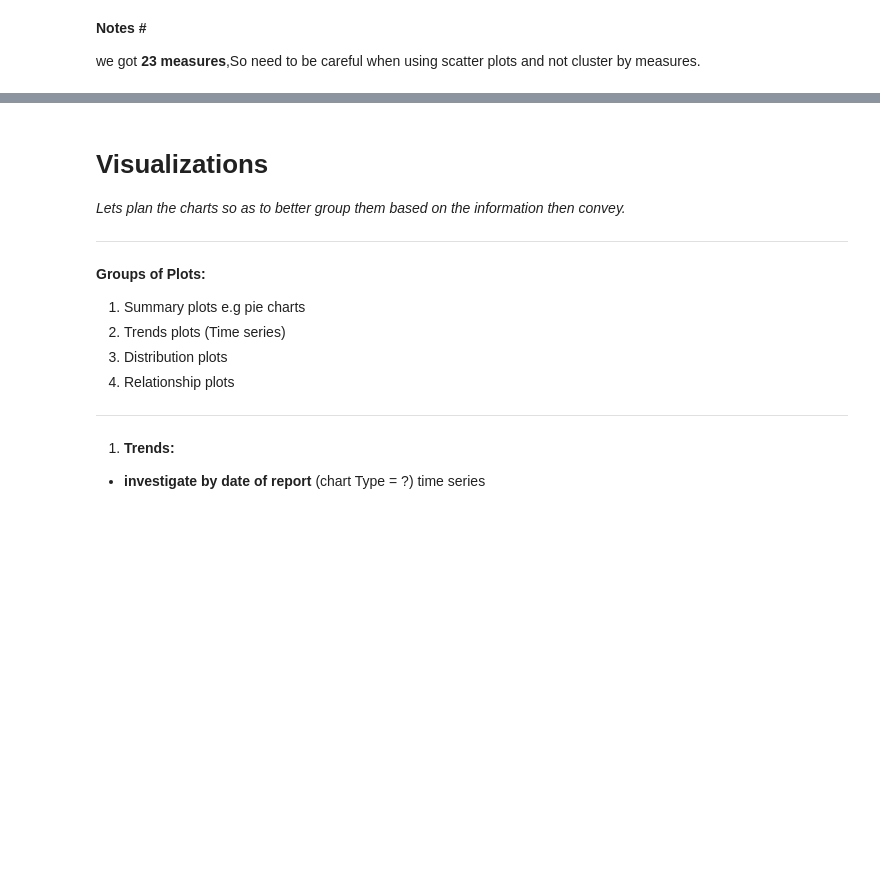
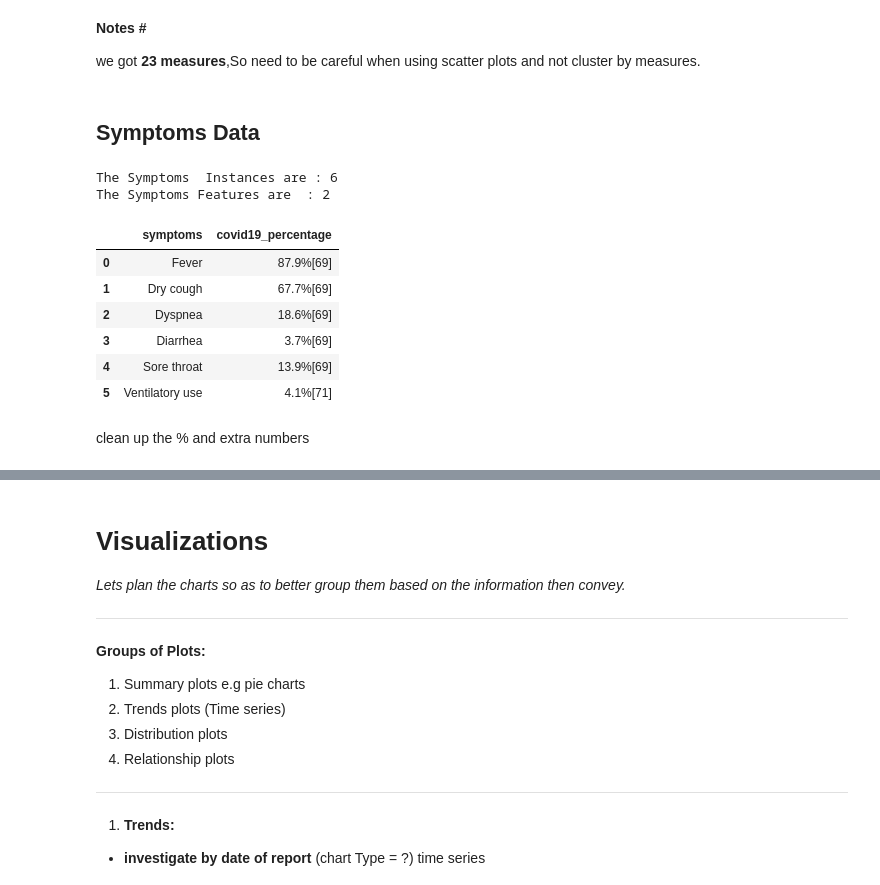
Before and after one commit to A2-insights/Covid19-Data-Insights, a Jupyter notebook: notebooks/A2_insights_Lab_Covid19_EDA_v01.ipynb, the cells around one changed output, grey strips where cells are left out. Drawn from its saved outputs; the diff is of its cells as text; code cells hidden in the pictures; blank space fills up the shorter version.

Commit message:
create covid 19 scraping function

```diff
--- a/notebooks/A2_insights_Lab_Covid19_EDA_v01.ipynb
+++ b/notebooks/A2_insights_Lab_Covid19_EDA_v01.ipynb
@@ -67,6 +70,9 @@ load_covid19(url, API_KEY)
 # %%
 # CONSTANTS
 API_KEY = 'WVllUkRA01awNNgKxGg607vl5qIvuOAN3pW9HXmD'
+
+# External Data Sources URLs
+SYMPTOMS_URL = 'https://en.wikipedia.org/wiki/Coronavirus'
 
 # API URLs
 url_CasesGlobalView = 'https://9gnht4xyvf.execute-api.eu-west-1.amazonaws.com/api/get_table/CasesGlobalView'
@@ -75,3 +86,19 @@ ulr_CounterMeasureView = 'https://9gnht4xyvf.execute-api.eu-west-1.amazonaws.com
+# %%
+def scrape_covid19_symptoms(url):
+    """scrape_covid19_symptoms(url)
+
+    Scrapes covid 19 symptoms from wikipedia coronavirus pages
+
+    PARAMETERS:
+        url (string): wikipedia coronavirus url page
+    """
+
+    # get all tables and extract covid 19 symptoms table
+    df = pd.read_html(url, header=None)
+    df = df[1][11:17].loc[: , ['Unnamed: 0', 'SARS-CoV-2'] ].reset_index().drop('index', axis=1)
+    df.rename(columns={'Unnamed: 0': 'symptoms', 'SARS-CoV-2': 'covid19_percentage'}, inplace= True)
+
+    return df
 # %%
 def load_covid19(url, API_KEY = 'WVllUkRA01awNNgKxGg607vl5qIvuOAN3pW9HXmD' ):
   """load_covid19(url)
@@ -99,6 +130,9 @@ def load_covid19(url, API_KEY = 'WVllUkRA01awNNgKxGg607vl5qIvuOAN3pW9HXmD' ):
 global_view = load_covid19(url_CasesGlobalView)
 local_view = load_covid19(url_CasesLocalView)
 counterMeasure_view = load_covid19(ulr_CounterMeasureView)
+# %%
+# loading covid 19 symptoms dataframe
+symptoms_df = scrape_covid19_symptoms(SYMPTOMS_URL)
 # %% [markdown]
 # **Domain Knowledge & Few Data Checks**
  *Quick Descriptive Analysis, Data Values & Data Types*
@@ -392,3 +426,25 @@ counterMeasure_view['measure'].nunique()
 **Notes #**
 
 we got **23 measures**,So need to be careful when using scatter plots and not cluster by measures.
+# %% [markdown]
+## **Symptoms Data**
+# %%
+# Dimension of the symptoms_df data
+print(f'The Symptoms  Instances are : {symptoms_df.shape[0]}')
+print(f'The Symptoms Features are  : {symptoms_df.shape[1]}')
+# %% [output]
+The Symptoms  Instances are : 6
+The Symptoms Features are  : 2
+# %%
+# view data samples
+symptoms_df
+# %% [output]
+|  | symptoms | covid19_percentage |
+| 0 | Fever | 87.9%[69] |
+| 1 | Dry cough | 67.7%[69] |
+| 2 | Dyspnea | 18.6%[69] |
+| 3 | Diarrhea | 3.7%[69] |
+| 4 | Sore throat | 13.9%[69] |
+| 5 | Ventilatory use | 4.1%[71] |
+# %% [markdown]
+clean up the % and extra numbers
```
Also changed, not shown: parts of 12 cells of this notebook.
